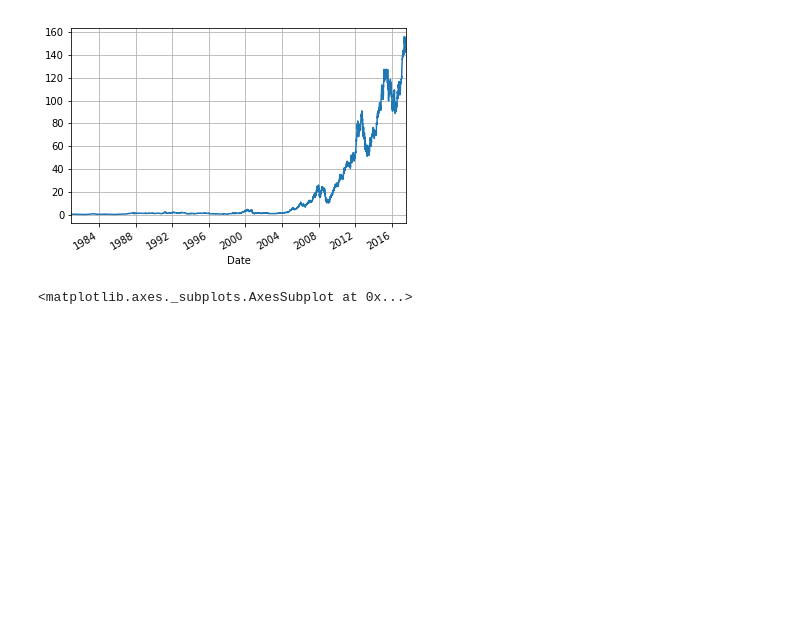
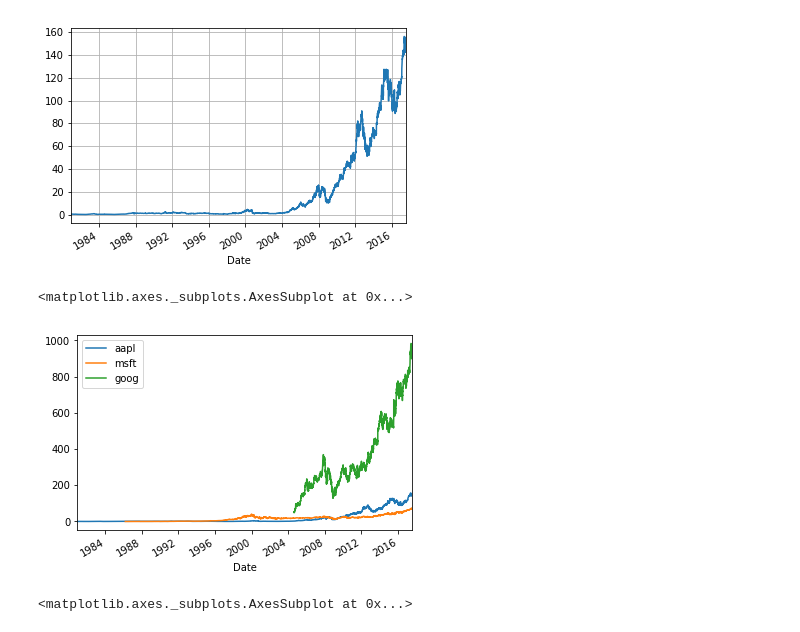
Before and after one commit to ZeweiChu/pandas-tutorial, a Jupyter notebook: pandas-proj.ipynb, the cells around one changed output. Drawn from its saved outputs; the diff is of its cells as text; code cells hidden in the pictures; blank space fills up the shorter version.

```diff
--- a/pandas-6.ipynb
+++ b/pandas-proj.ipynb
@@ -124,3 +94,8 @@ msft.index = pd.to_datetime(msft.index)
 stocks = pd.DataFrame({"AAPL": aapl["Adj Close"].bfill(),
                       "MSFT": msft["Adj Close"].bfill(),
                       "GOOG": goog["Adj Close"].bfill()})
+# %%
+pd.concat([aapl["Adj Close"], msft["Adj Close"], goog["Adj Close"]], 1, keys=["aapl", "msft", "goog"]).plot()
+# %% [output]
+<matplotlib.axes._subplots.AxesSubplot at 0x...>
+[figure, added]
```
Also changed, not shown: parts of 10 cells of this notebook.
